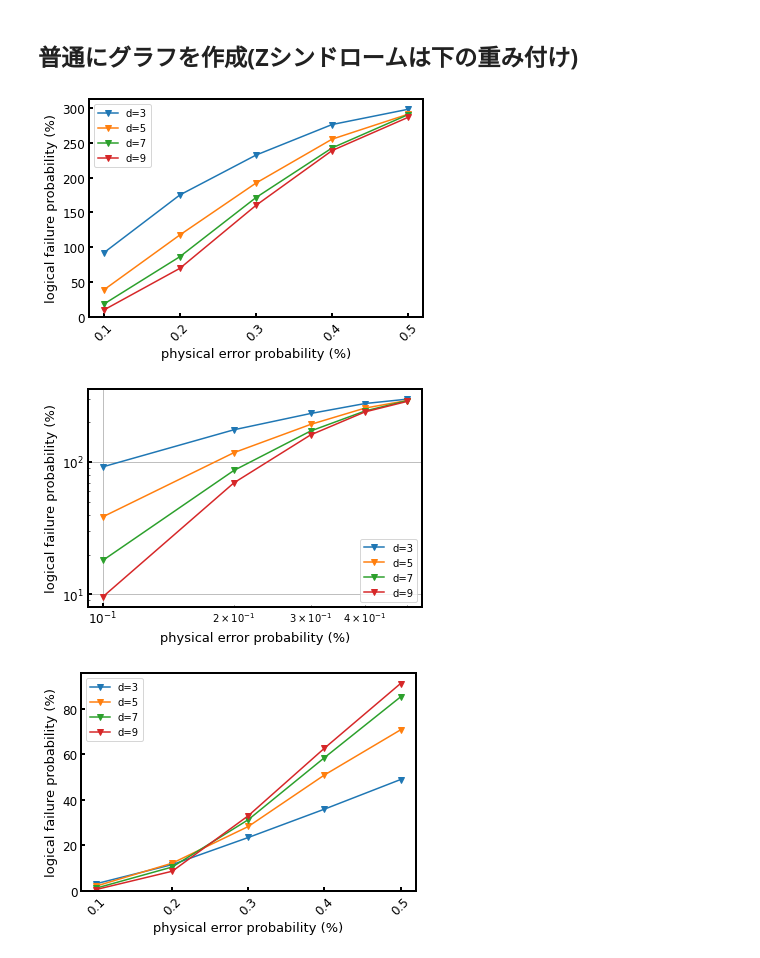
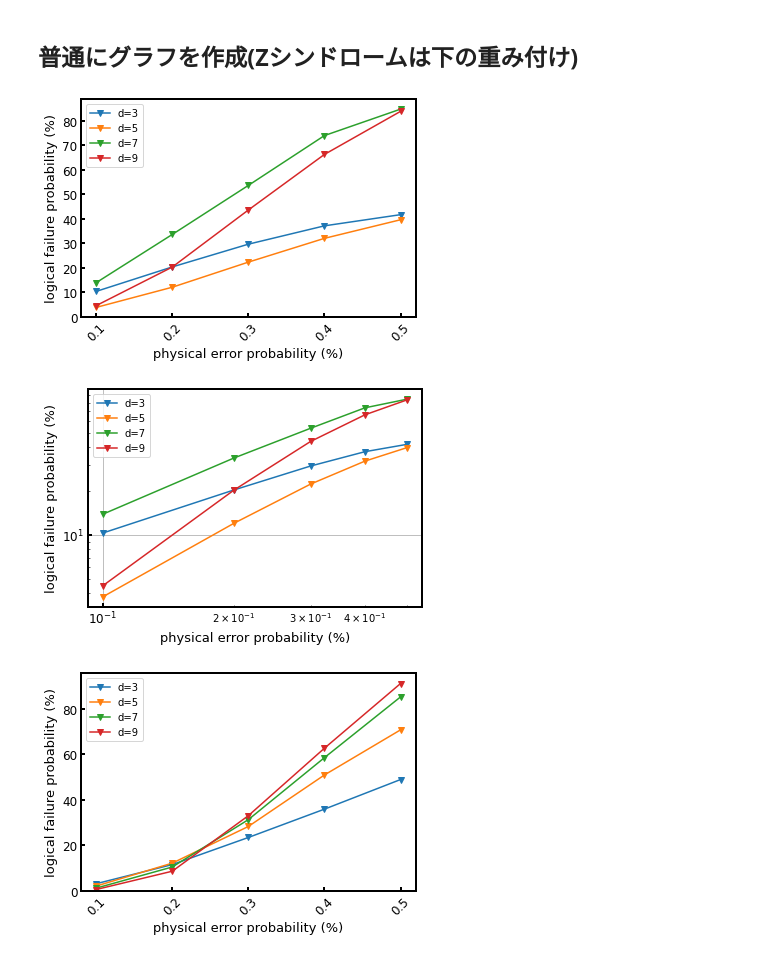
Before and after one commit to kono0924/Fujii-lab, a Jupyter notebook: surface_realistic/realistic_ver2_final/csv_view.ipynb, the cells around one changed output. Cells and saved outputs as stored; diff of their text form; code cells hidden in the pictures.

```diff
--- a/surface_realistic/realistic_ver2_final/csv_view.ipynb
+++ b/surface_realistic/realistic_ver2_final/csv_view.ipynb
@@ -16,7 +16,7 @@ file = "X,p=(0.001,0.005,0.001),d=(3,9,2),d(rep)=5,eta=1000,round_rep=10,round_s
 ########################################
 
 # FUjii-labのパス
-path = "/Users/konohideki/Documents/Fujii-lab/surface_realistic/realistic_ver2_final/auto_miss"
+path = "/Users/konohideki/Documents/Fujii-lab/surface_realistic/realistic_ver2_final"
 
 # csvファイルの読み込み
 os.chdir(path+folder)
@@ -55,35 +55,35 @@ plt.legend()
 plt.show()
 
 
 plt.rcParams["xtick.direction"] = "in"
 plt.rcParams["ytick.direction"] = "in"
 fig, ax = plt.subplots()
 for i in range(len(code_distance_list)):
     a = np.array(p_list)
     a = [float(num) for num in a]
     a = np.array(a)
     b = np.array(data.loc[code_distance_list[i]])
     ax.plot(a[0:]*100, b[0:]*100,marker='v',label="d="+str(code_distance_list[i]))
 ax.set_xticklabels(np.round(a*100,decimals= 2))
 ax.set_xticks(np.round(a*100,decimals= 2))
 ax.set_xlabel("physical error probability (%)", fontsize=13)
 ax.set_ylabel("logical failure probability (%)", fontsize=13)
 #ax.set_ylim(10**(-3))
 #ax.set_xlim(10**(-10))
 ax.spines["top"].set_linewidth(2)
 ax.spines["left"].set_linewidth(2)
 ax.spines["bottom"].set_linewidth(2)
 ax.spines["right"].set_linewidth(2)
 ax.tick_params(direction="in", width=2, length=4, labelsize=12)
 #ax.set_title("pm=" + str(0) + "%, eta=" + str(1000) + ", repeat=" + str(1) + ", trials=" + str(10000), fontsize=14)
 ax.set_xscale("log")
 ax.set_yscale("log")
 ax.grid()
 plt.legend()
 plt.show()
 # %% [output]
-[figure, old version]
+[figure, new version]
-[figure, old version]
+[figure, new version]
 # %%
 import seaborn as sns
 import pandas as pd
```
Also changed, not shown: parts of 1 cell of this notebook, 15 other files.
